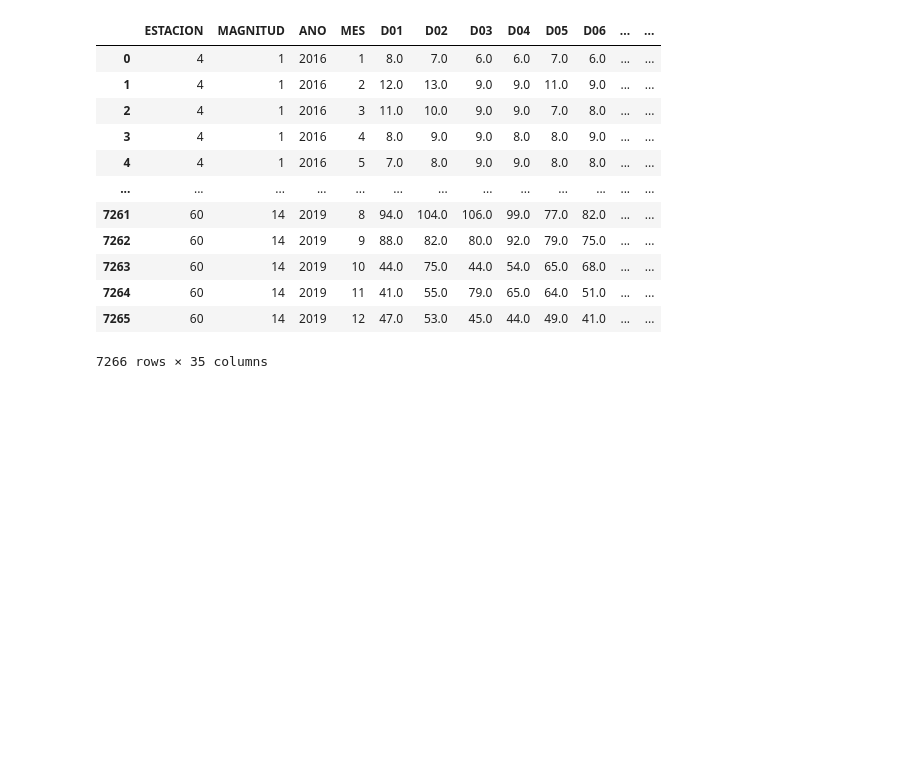
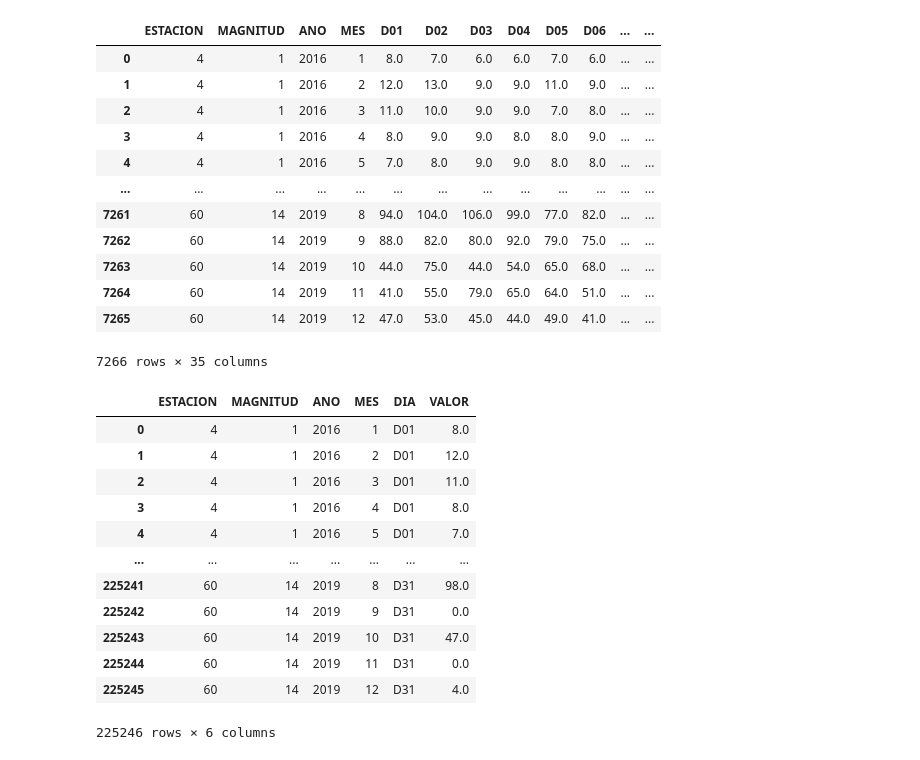
Before and after one commit to fpabi/Tareas, a Jupyter notebook: Tarea_7.ipynb, the cells around one changed output. Drawn from its saved outputs; the diff is of its cells as text; code cells hidden in the pictures; blank space fills up the shorter version.

Commit message:
Se reestructuro para que los datos del contaminante solo aparecieran en una columna solo que ahora es mucho mas larga, pero menos ancha., gracias a la funcion pd.melt

```diff
--- a/Tarea_7.ipynb
+++ b/Tarea_7.ipynb
@@ -58,3 +58,21 @@ df_filtrado
 | 7264 | 60 | 14 | 2019 | 11 | 41.0 | 55.0 | 79.0 | 65.0 | 64.0 | 51.0 | ... | ... |
 | 7265 | 60 | 14 | 2019 | 12 | 47.0 | 53.0 | 45.0 | 44.0 | 49.0 | 41.0 | ... | ... |
 7266 rows × 35 columns
+# %%
+df_reestructurado = pd.melt(df_filtrado, id_vars=['ESTACION', 'MAGNITUD', 'ANO', 'MES'],
+                             var_name='DIA', value_name='VALOR')
+df_reestructurado
+# %% [output]
+|  | ESTACION | MAGNITUD | ANO | MES | DIA | VALOR |
+| 0 | 4 | 1 | 2016 | 1 | D01 | 8.0 |
+| 1 | 4 | 1 | 2016 | 2 | D01 | 12.0 |
+| 2 | 4 | 1 | 2016 | 3 | D01 | 11.0 |
+| 3 | 4 | 1 | 2016 | 4 | D01 | 8.0 |
+| 4 | 4 | 1 | 2016 | 5 | D01 | 7.0 |
+| ... | ... | ... | ... | ... | ... | ... |
+| 225241 | 60 | 14 | 2019 | 8 | D31 | 98.0 |
+| 225242 | 60 | 14 | 2019 | 9 | D31 | 0.0 |
+| 225243 | 60 | 14 | 2019 | 10 | D31 | 47.0 |
+| 225244 | 60 | 14 | 2019 | 11 | D31 | 0.0 |
+| 225245 | 60 | 14 | 2019 | 12 | D31 | 4.0 |
+225246 rows × 6 columns
```
